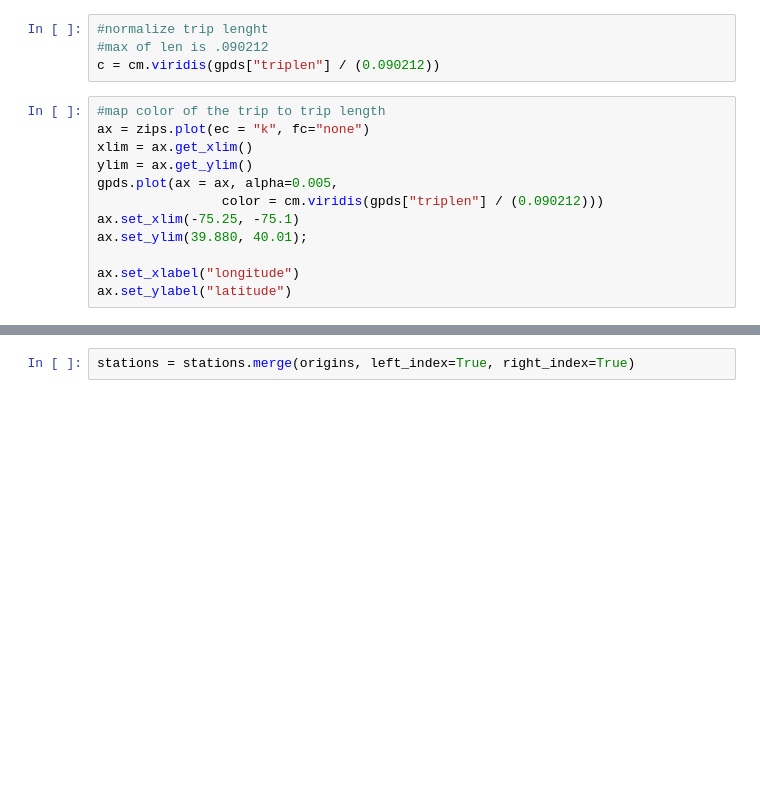
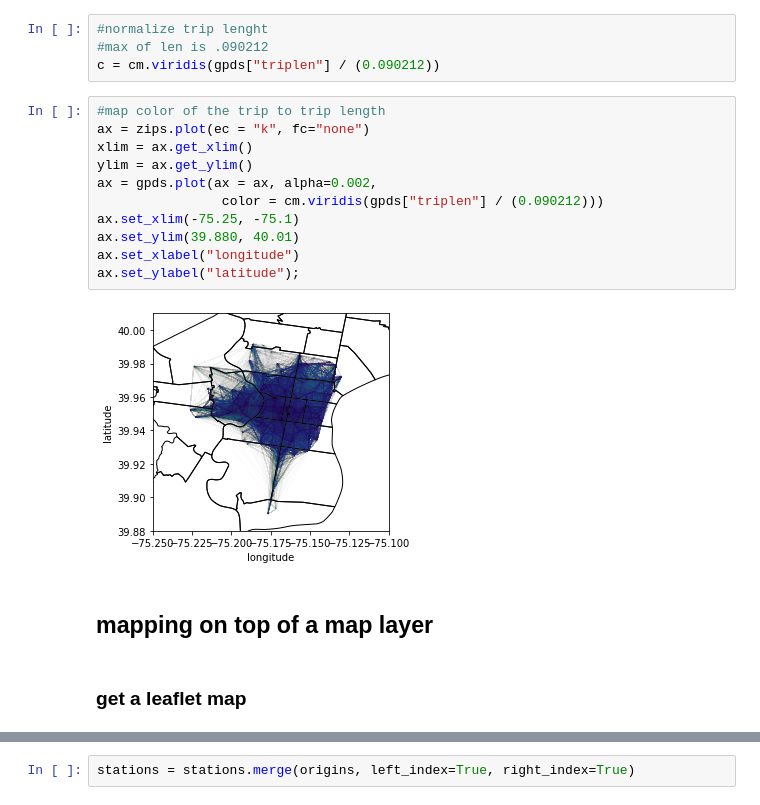
Before and after one commit to ReidelVichot/PUA2022_RVichot, a Jupyter notebook: classdemo/PhillyCitiBikes_partiallyFilledNotebook.ipynb, the cells around one changed output, grey strips where cells are left out. Drawn from its saved outputs; the diff is of its cells as text; blank space fills up the shorter version.

```diff
--- a/classdemo/PhillyCitiBikes_partiallyFilledNotebook.ipynb
+++ b/classdemo/PhillyCitiBikes_partiallyFilledNotebook.ipynb
@@ -240,14 +434,19 @@ c = cm.viridis(gpds["triplen"] / (0.090212))
 # %%
 #map color of the trip to trip length
 ax = zips.plot(ec = "k", fc="none")
 xlim = ax.get_xlim()
 ylim = ax.get_ylim()
-gpds.plot(ax = ax, alpha=0.005,
+ax = gpds.plot(ax = ax, alpha=0.002,
                 color = cm.viridis(gpds["triplen"] / (0.090212)))
 ax.set_xlim(-75.25, -75.1)
-ax.set_ylim(39.880, 40.01);
-
+ax.set_ylim(39.880, 40.01)
 ax.set_xlabel("longitude")
-ax.set_ylabel("latitude")
+ax.set_ylabel("latitude");
+# %% [output]
+[figure, added]
+# %% [markdown]
+## mapping on top of a map layer
+# %% [markdown]
+### get a leaflet map
 # %%
 #Define coordinates of where we want to center our map
```
Also changed, not shown: parts of 59 cells of this notebook.
